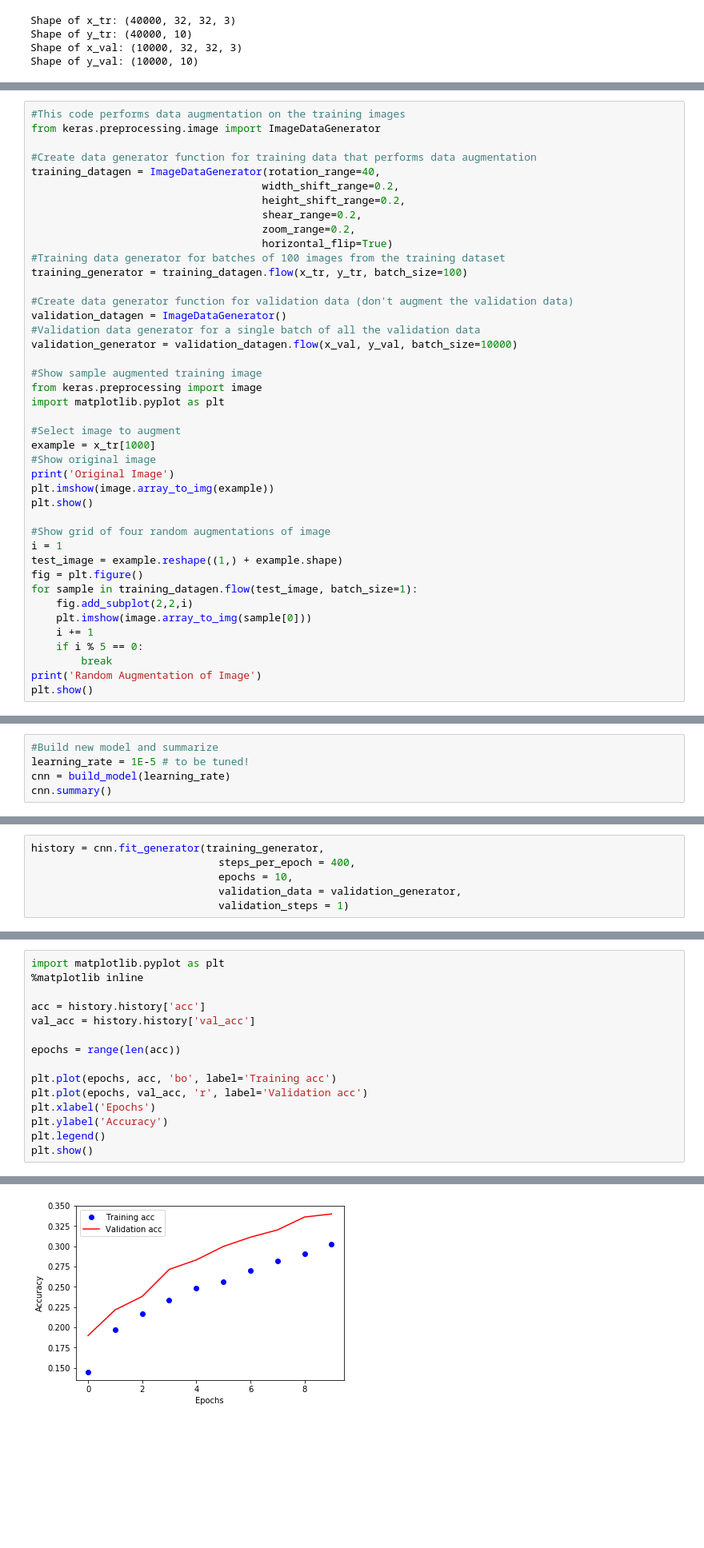
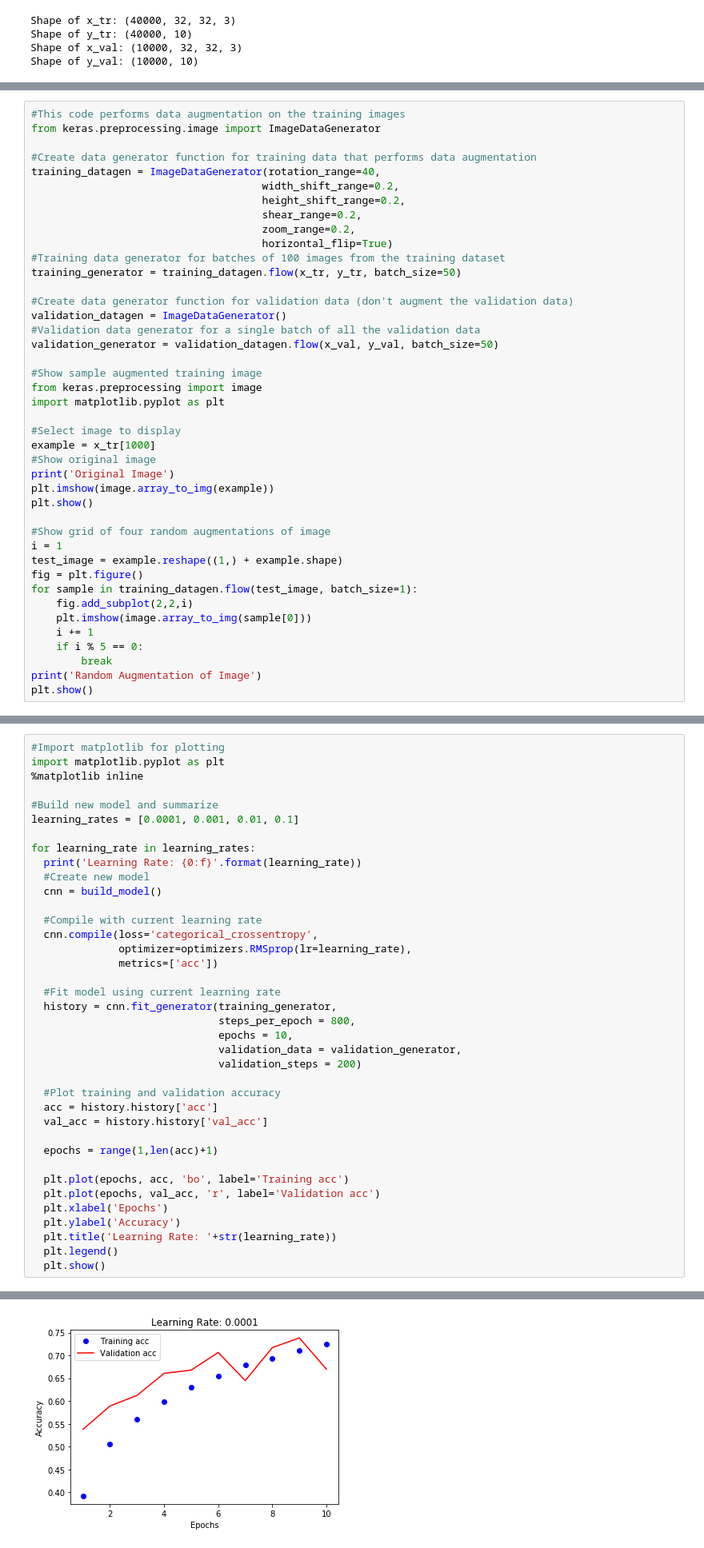
Before and after one commit to edeckter/cs-583, a Jupyter notebook: Homework3/HM3.ipynb, the cells around one changed output, grey strips where cells are left out. Shown at 80% size. Cells and saved outputs as stored; diff of their text form; blank space fills up the shorter version.

```diff
--- a/Homework3/HM3.ipynb
+++ b/Homework3/HM3.ipynb
@@ -157,18 +157,18 @@ training_datagen = ImageDataGenerator(rotation_range=40,
                                      zoom_range=0.2,
                                      horizontal_flip=True)
 #Training data generator for batches of 100 images from the training dataset
-training_generator = training_datagen.flow(x_tr, y_tr, batch_size=100)
+training_generator = training_datagen.flow(x_tr, y_tr, batch_size=50)
 
 #Create data generator function for validation data (don't augment the validation data)
 validation_datagen = ImageDataGenerator()
 #Validation data generator for a single batch of all the validation data
-validation_generator = validation_datagen.flow(x_val, y_val, batch_size=10000)
+validation_generator = validation_datagen.flow(x_val, y_val, batch_size=50)
 
 #Show sample augmented training image
 from keras.preprocessing import image
 import matplotlib.pyplot as plt
 
-#Select image to augment
+#Select image to display
 example = x_tr[1000]
 #Show original image
 print('Original Image')
@@ -216,5 +194,0 @@ def build_model(learning_rate):
-# %%
-#Build new model and summarize
-learning_rate = 1E-5 # to be tuned!
-cnn = build_model(learning_rate)
-cnn.summary()
@@ -239,6 +194,0 @@ _________________________________________________________________
-# %%
-history = cnn.fit_generator(training_generator,
-                              steps_per_epoch = 400,
-                              epochs = 10,
-                              validation_data = validation_generator,
-                              validation_steps = 1)
@@ -248,16 +284,39 @@ KeyboardInterrupt: ignored
 # %%
+#Import matplotlib for plotting
 import matplotlib.pyplot as plt
 %matplotlib inline
 
-acc = history.history['acc']
-val_acc = history.history['val_acc']
+#Build new model and summarize
+learning_rates = [0.0001, 0.001, 0.01, 0.1]
 
-epochs = range(len(acc))
+for learning_rate in learning_rates:
+  print('Learning Rate: {0:f}'.format(learning_rate))
+  #Create new model
+  cnn = build_model()
 
-plt.plot(epochs, acc, 'bo', label='Training acc')
-plt.plot(epochs, val_acc, 'r', label='Validation acc')
-plt.xlabel('Epochs')
-plt.ylabel('Accuracy')
-plt.legend()
-plt.show()
+  #Compile with current learning rate
+  cnn.compile(loss='categorical_crossentropy',
+              optimizer=optimizers.RMSprop(lr=learning_rate),
+              metrics=['acc'])
+
+  #Fit model using current learning rate
+  history = cnn.fit_generator(training_generator,
+                              steps_per_epoch = 800,
+                              epochs = 10,
+                              validation_data = validation_generator,
+                              validation_steps = 200)
+
+  #Plot training and validation accuracy
+  acc = history.history['acc']
+  val_acc = history.history['val_acc']
+
+  epochs = range(1,len(acc)+1)
+
+  plt.plot(epochs, acc, 'bo', label='Training acc')
+  plt.plot(epochs, val_acc, 'r', label='Validation acc')
+  plt.xlabel('Epochs')
+  plt.ylabel('Accuracy')
+  plt.title('Learning Rate: '+str(learning_rate))
+  plt.legend()
+  plt.show()
 # %% [output]
@@ -264 +340 @@ plt.show()
-[figure, old version]
+[figure, new version]
```
Also changed, not shown: parts of 13 cells of this notebook.
